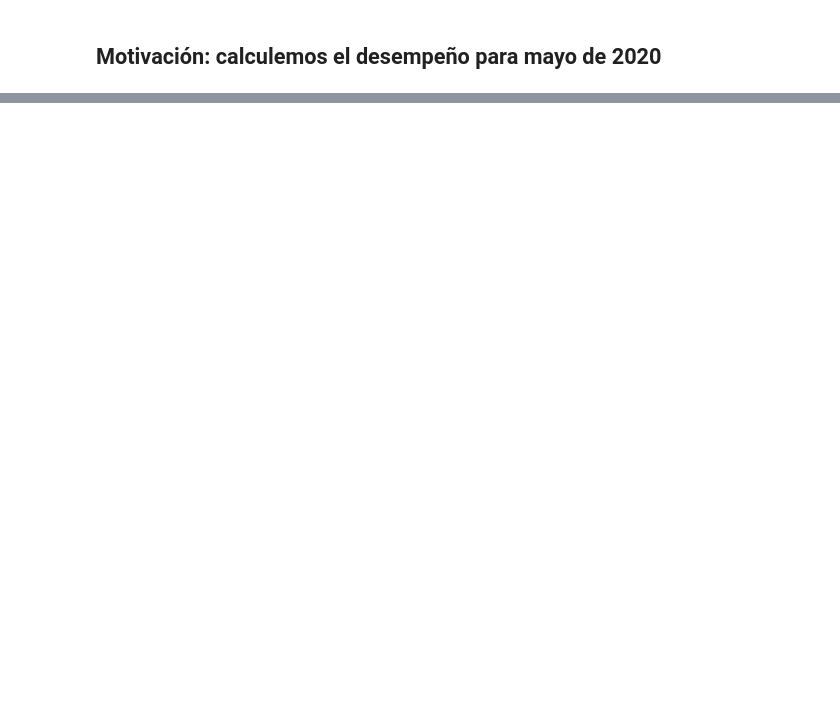
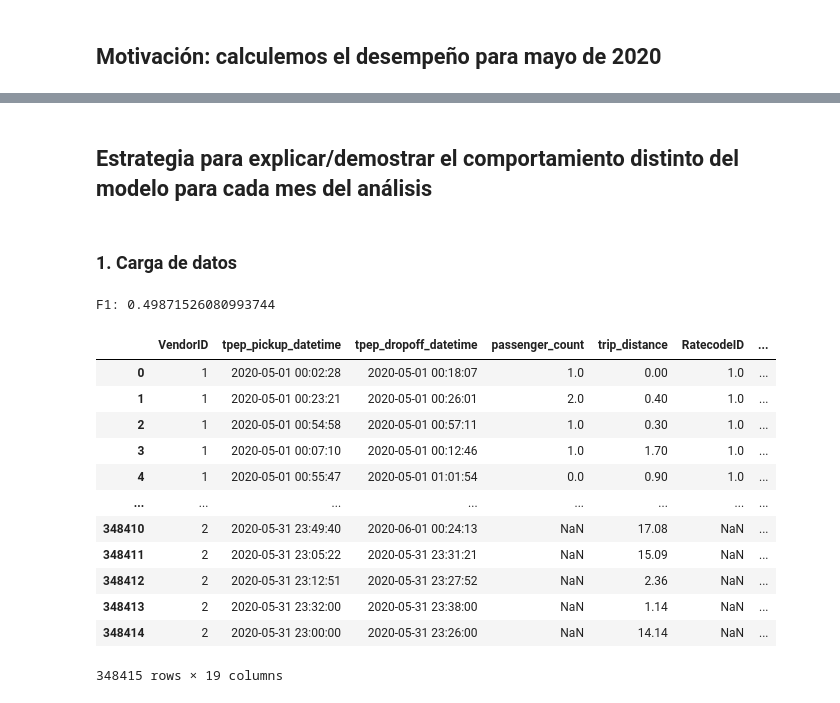
Before and after one commit to cindygarcia/Tarea1DesarrolloProyectosyProductosdeDatos, a Jupyter notebook: 00_nyc_taxi_model.ipynb, the cells around one changed output, grey strips where cells are left out. Saved outputs shown, nothing was run; the diff lists cells and outputs as text; code cells hidden in the pictures; blank space fills up the shorter version.

Commit message:
Se agrega estrategia para explicar/demostrar el comportamiento distinto del modelo para 2 meses

```diff
--- a/00_nyc_taxi_model.ipynb
+++ b/00_nyc_taxi_model.ipynb
@@ -243,0 +244,31 @@ F1: 0.5273632832948613
+# %% [markdown]
+## Estrategia para explicar/demostrar el comportamiento distinto del modelo para cada mes del análisis
+# %% [markdown]
+### 1. Carga de datos
+# %%
+target_col = 'high_tip'
+taxi_mayo = load_data(2020, 5)
+taxi_test = build_features(taxi_mayo, target_col=target_col)
+taxi_test.head()
+
+preds_test = loaded_rfc.predict_proba(taxi_test[features])
+preds_test_labels = [p[1] for p in preds_test.round()]
+print(f'F1: {f1_score(taxi_test[target_col], preds_test_labels)}')
+# %% [output]
+F1: 0.49871526080993744
+# %%
+taxi_mayo
+# %% [output]
+|  | VendorID | tpep_pickup_datetime | tpep_dropoff_datetime | passenger_count | trip_distance | RatecodeID | ... |
+| 0 | 1 | 2020-05-01 00:02:28 | 2020-05-01 00:18:07 | 1.0 | 0.00 | 1.0 | ... |
+| 1 | 1 | 2020-05-01 00:23:21 | 2020-05-01 00:26:01 | 2.0 | 0.40 | 1.0 | ... |
+| 2 | 1 | 2020-05-01 00:54:58 | 2020-05-01 00:57:11 | 1.0 | 0.30 | 1.0 | ... |
+| 3 | 1 | 2020-05-01 00:07:10 | 2020-05-01 00:12:46 | 1.0 | 1.70 | 1.0 | ... |
+| 4 | 1 | 2020-05-01 00:55:47 | 2020-05-01 01:01:54 | 0.0 | 0.90 | 1.0 | ... |
+| ... | ... | ... | ... | ... | ... | ... | ... |
+| 348410 | 2 | 2020-05-31 23:49:40 | 2020-06-01 00:24:13 | NaN | 17.08 | NaN | ... |
+| 348411 | 2 | 2020-05-31 23:05:22 | 2020-05-31 23:31:21 | NaN | 15.09 | NaN | ... |
+| 348412 | 2 | 2020-05-31 23:12:51 | 2020-05-31 23:27:52 | NaN | 2.36 | NaN | ... |
+| 348413 | 2 | 2020-05-31 23:32:00 | 2020-05-31 23:38:00 | NaN | 1.14 | NaN | ... |
+| 348414 | 2 | 2020-05-31 23:00:00 | 2020-05-31 23:26:00 | NaN | 14.14 | NaN | ... |
+348415 rows × 19 columns
```
Also changed, not shown: parts of 16 cells of this notebook.
